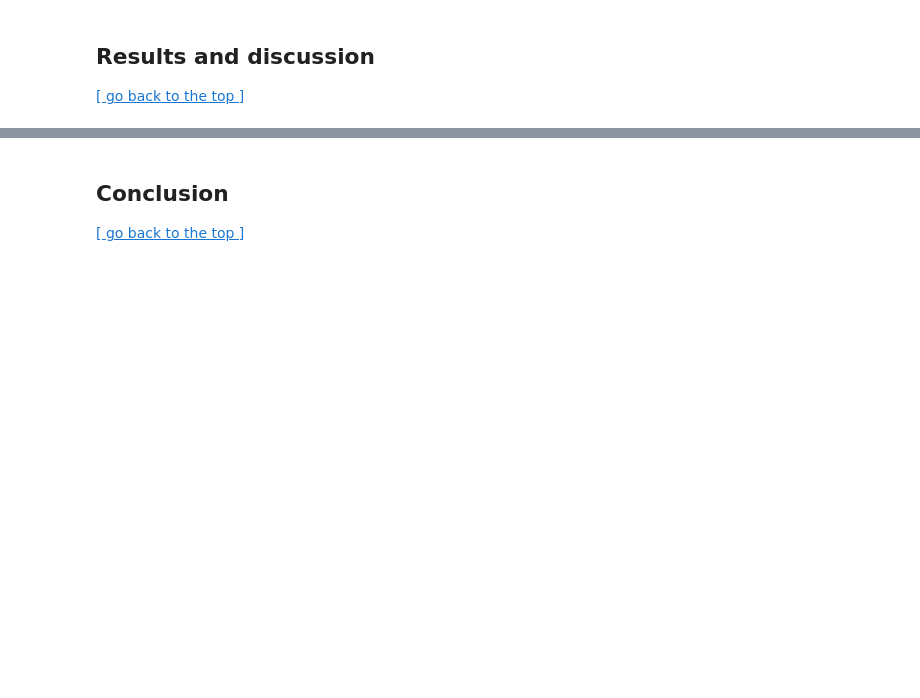
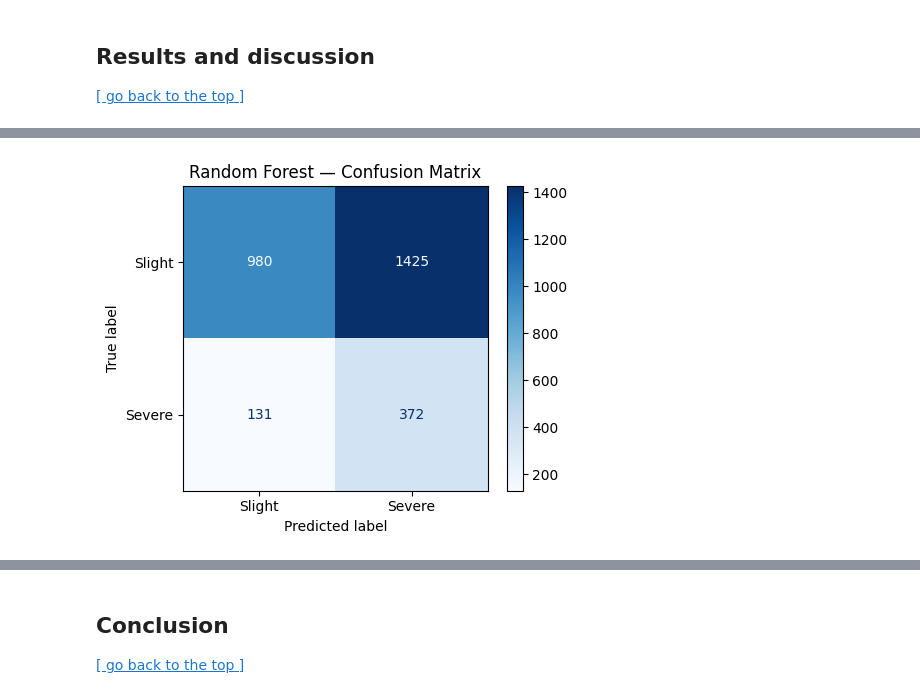
Before and after one commit to Alexia418/DSSS_Assessment, a Jupyter notebook: Submission.ipynb, the cells around one changed output, grey strips where cells are left out. Drawn from its saved outputs; the diff is of its cells as text; code cells hidden in the pictures; blank space fills up the shorter version.

```diff
--- a/Submission.ipynb
+++ b/Submission.ipynb
@@ -1236,0 +760,26 @@ plt.show()
+# %%
+# 5.5 Random Forest: train, optimise threshold, evaluate
+
+rf_model = RandomForestClassifier(
+    n_estimators=100, class_weight='balanced',
+    random_state=42, n_jobs=-1
+)
+rf_model.fit(X_train, y_train)
+y_prob_rf = rf_model.predict_proba(X_test)[:, 1]
+
+thresh_rf = find_best_threshold(y_test, y_prob_rf)
+y_pred_rf = (y_prob_rf >= thresh_rf).astype(int)
+
+print(f"Random Forest — optimal threshold: {thresh_rf:.3f}")
+print(classification_report(y_test, y_pred_rf, target_names=['Slight', 'Severe']))
+
+rf_metrics = {
+    'Model': 'Random Forest',
+    'Threshold': round(thresh_rf, 3),
+    'Accuracy':  round(accuracy_score(y_test, y_pred_rf), 3),
+    'Precision': round(precision_score(y_test, y_pred_rf), 3),
+    'Recall':    round(recall_score(y_test, y_pred_rf), 3),
+    'F1':        round(f1_score(y_test, y_pred_rf), 3),
+    'ROC-AUC':   round(roc_auc_score(y_test, y_prob_rf), 3),
+    'PR-AUC':    round(average_precision_score(y_test, y_prob_rf), 3),
+}
@@ -1236,0 +796,14 @@ plt.show()
+# %%
+# 5.6 Random Forest: confusion matrix
+
+fig, ax = plt.subplots(figsize=(5, 4))
+ConfusionMatrixDisplay.from_predictions(
+    y_test, y_pred_rf,
+    display_labels=['Slight', 'Severe'],
+    cmap='Blues', ax=ax
+)
+ax.set_title('Random Forest — Confusion Matrix')
+plt.tight_layout()
+plt.show()
+# %% [output]
+[figure, added]
```
Also changed, not shown: parts of 46 cells of this notebook.
